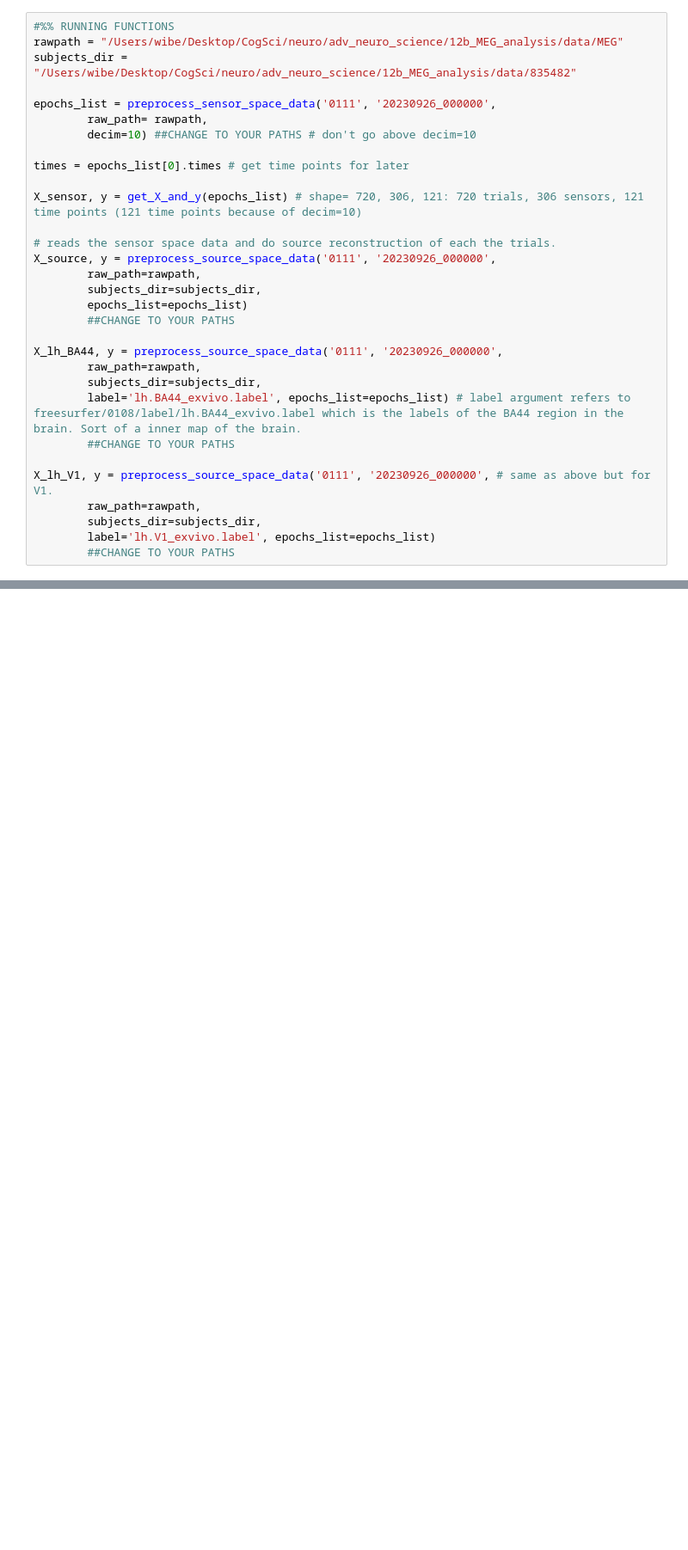
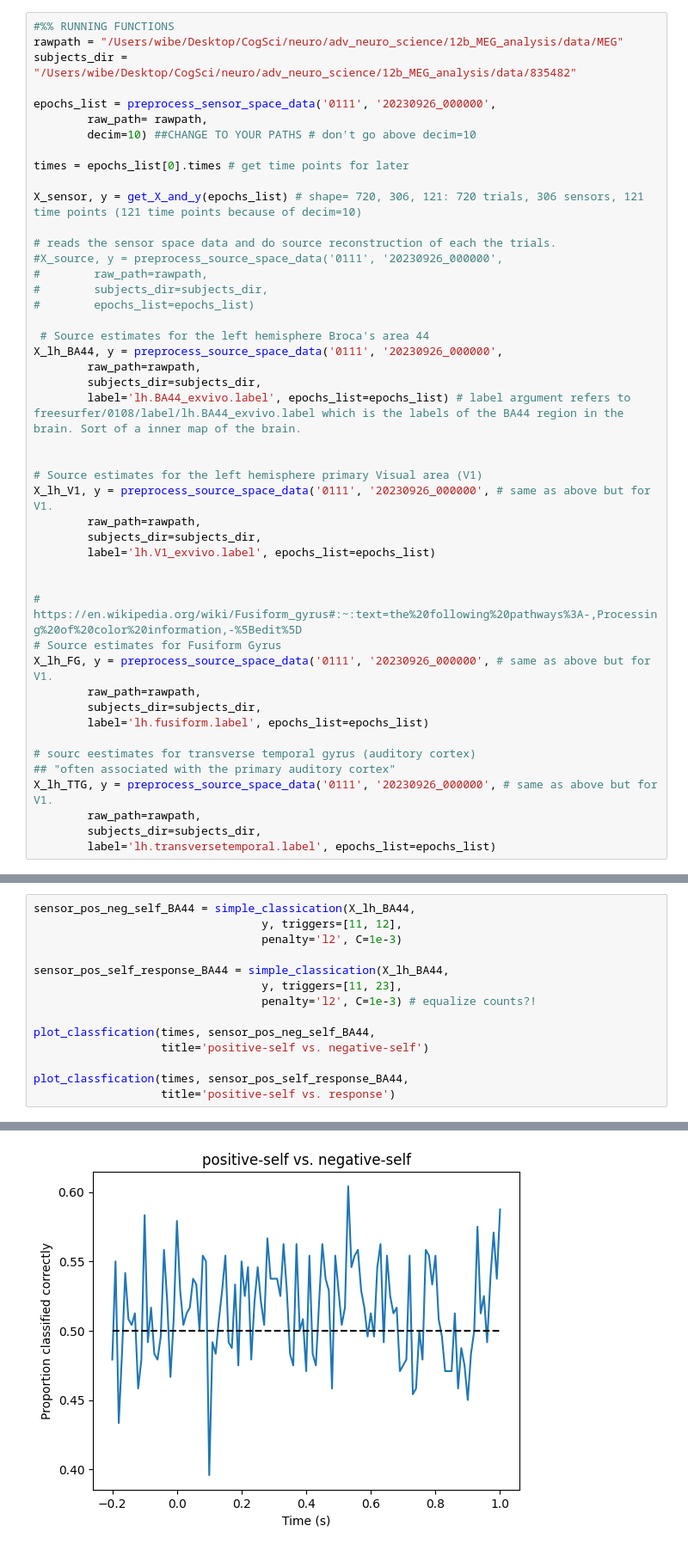
Before and after one commit to jorgenhw/adv_neuro_science, a Jupyter notebook: 12b_MEG_analysis/python/prepare_for_classifcation.ipynb, the cells around one changed output, grey strips where cells are left out. Shown: that part at 86% size. Drawn from its saved outputs; the diff is of its cells as text; blank space fills up the shorter version.

```diff
--- a/12b_MEG_analysis/python/prepare_for_classifcation.ipynb
+++ b/12b_MEG_analysis/python/prepare_for_classifcation.ipynb
@@ -146,20 +173,35 @@ times = epochs_list[0].times # get time points for later
 X_sensor, y = get_X_and_y(epochs_list) # shape= 720, 306, 121: 720 trials, 306 sensors, 121 time points (121 time points because of decim=10)
 
 # reads the sensor space data and do source reconstruction of each the trials.
-X_source, y = preprocess_source_space_data('0111', '20230926_000000',
-        raw_path=rawpath,
-        subjects_dir=subjects_dir,
-        epochs_list=epochs_list)
-        ##CHANGE TO YOUR PATHS
+#X_source, y = preprocess_source_space_data('0111', '20230926_000000',
+#        raw_path=rawpath,
+#        subjects_dir=subjects_dir,
+#        epochs_list=epochs_list)
 
+ # Source estimates for the left hemisphere Broca's area 44
 X_lh_BA44, y = preprocess_source_space_data('0111', '20230926_000000',
         raw_path=rawpath,
         subjects_dir=subjects_dir,
         label='lh.BA44_exvivo.label', epochs_list=epochs_list) # label argument refers to freesurfer/0108/label/lh.BA44_exvivo.label which is the labels of the BA44 region in the brain. Sort of a inner map of the brain.
-        ##CHANGE TO YOUR PATHS
 
+
+# Source estimates for the left hemisphere primary Visual area (V1)
 X_lh_V1, y = preprocess_source_space_data('0111', '20230926_000000', # same as above but for V1.
         raw_path=rawpath,
         subjects_dir=subjects_dir,
         label='lh.V1_exvivo.label', epochs_list=epochs_list)
-        ##CHANGE TO YOUR PATHS
+
+
+# https://en.wikipedia.org/wiki/Fusiform_gyrus#:~:text=the%20following%20pathways%3A-,Processing%20of%20color%20information,-%5Bedit%5D
+# Source estimates for Fusiform Gyrus
+X_lh_FG, y = preprocess_source_space_data('0111', '20230926_000000', # same as above but for V1.
+        raw_path=rawpath,
+        subjects_dir=subjects_dir,
+        label='lh.fusiform.label', epochs_list=epochs_list)
+
+# sourc eestimates for transverse temporal gyrus (auditory cortex)
+## "often associated with the primary auditory cortex"
+X_lh_TTG, y = preprocess_source_space_data('0111', '20230926_000000', # same as above but for V1.
+        raw_path=rawpath,
+        subjects_dir=subjects_dir,
+        label='lh.transversetemporal.label', epochs_list=epochs_list)
@@ -341,0 +470,15 @@ def plot_classfication(times, mean_scores, title=None):
+# %%
+sensor_pos_neg_self_BA44 = simple_classication(X_lh_BA44,
+                                  y, triggers=[11, 12],
+                                  penalty='l2', C=1e-3)
+
+sensor_pos_self_response_BA44 = simple_classication(X_lh_BA44,
+                                  y, triggers=[11, 23],
+                                  penalty='l2', C=1e-3) # equalize counts?!
+
+plot_classfication(times, sensor_pos_neg_self_BA44,
+                   title='positive-self vs. negative-self')
+
+plot_classfication(times, sensor_pos_self_response_BA44,
+                   title='positive-self vs. response')
+# %% [output]
@@ -341,0 +502 @@ def plot_classfication(times, mean_scores, title=None):
+[figure, added]
```
Also changed, not shown: parts of 28 cells of this notebook, 2 other files.
